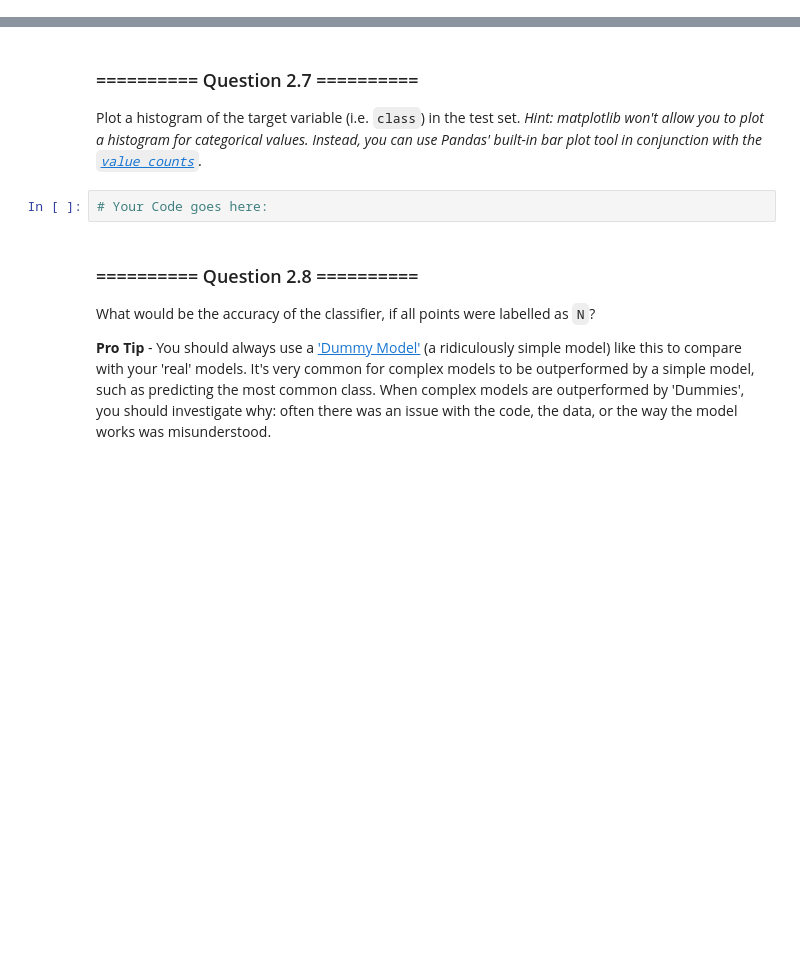
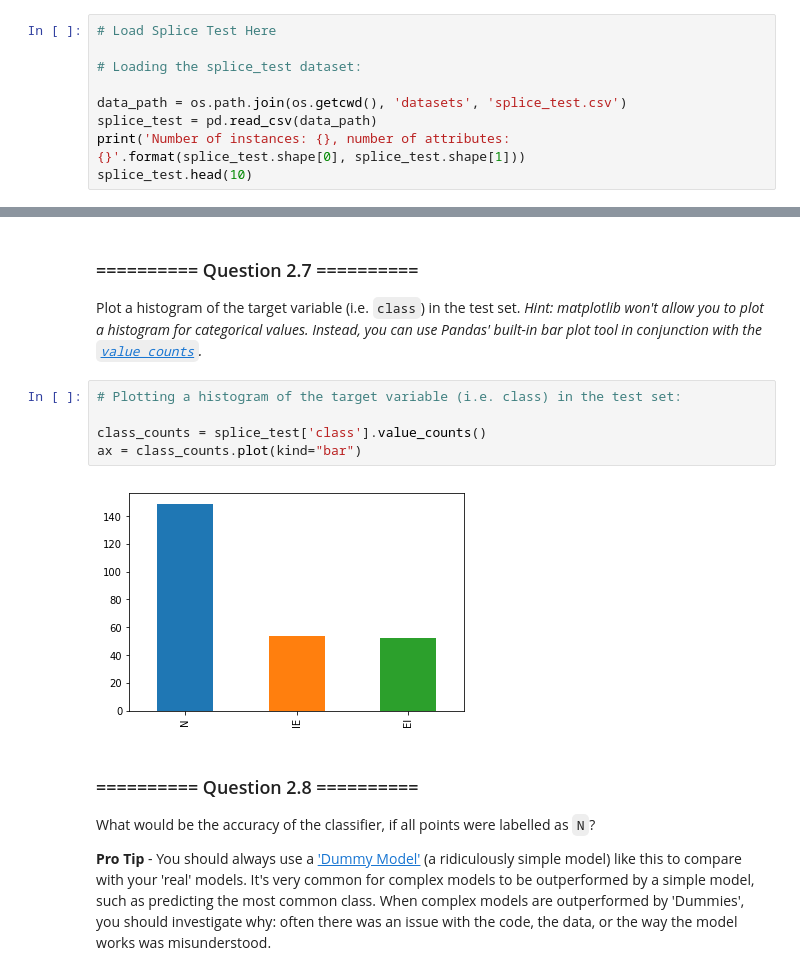
Before and after one commit to ZeroSum24/IAML2018, a Jupyter notebook: Labs/03 - Classification and Evaluation.ipynb, the cells around one changed output, grey strips where cells are left out. Saved outputs shown, nothing was run; the diff lists cells and outputs as text; blank space fills up the shorter version.

```diff
--- a/Labs/03 - Classification and Evaluation.ipynb
+++ b/Labs/03 - Classification and Evaluation.ipynb
@@ -187,0 +203,9 @@ Load the `splice_train.csv` and `splice_test.csv` into two separate dataframes.
+# %%
+# Load Splice Test Here
+
+# Loading the splice_test dataset:
+
+data_path = os.path.join(os.getcwd(), 'datasets', 'splice_test.csv')
+splice_test = pd.read_csv(data_path)
+print('Number of instances: {}, number of attributes: {}'.format(splice_test.shape[0], splice_test.shape[1]))
+splice_test.head(10)
@@ -214,8 +298,13 @@ Now report the classification accuracy on the test set and check your expectatio
 # %% [markdown]
 ### ========== Question 2.7 ==========
 Plot a histogram of the target variable (i.e. `class`) in the test set. *Hint: matplotlib won't allow you to plot a histogram for categorical values. Instead, you can use Pandas' built-in bar plot tool in conjunction with the [`value_counts`](http://pandas.pydata.org/pandas-docs/version/0.23.4/generated/pandas.Series.value_counts.html).*
-# %%
-# Your Code goes here:
+# %%
+# Plotting a histogram of the target variable (i.e. class) in the test set:
+
+class_counts = splice_test['class'].value_counts()
+ax = class_counts.plot(kind="bar")
+# %% [output]
+[figure, added]
 # %% [markdown]
 ### ========== Question 2.8 ==========
 What would be the accuracy of the classifier, if all points were labelled as `N`?
```
Also changed, not shown: parts of 14 cells of this notebook.
